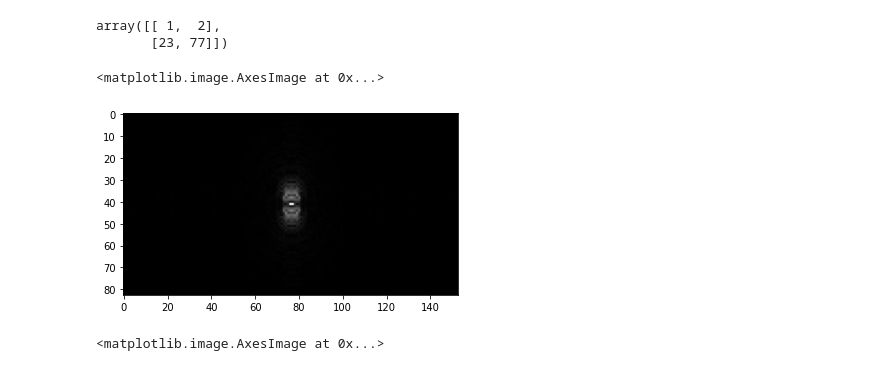
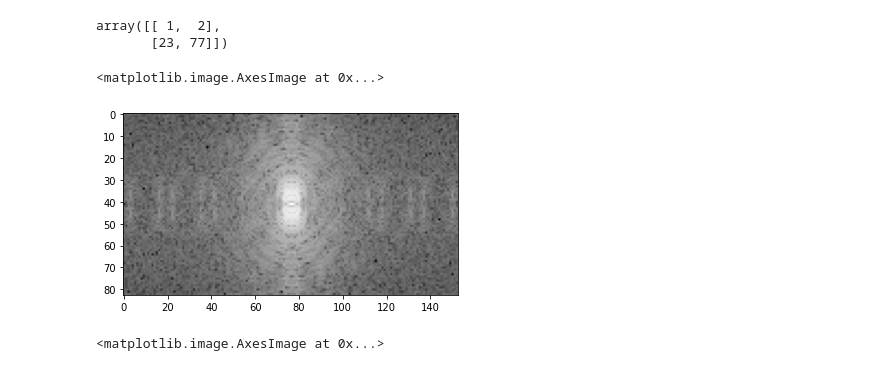
Before and after one commit to RInterested/MRI, a Jupyter notebook: MRI_Concepts.ipynb, the cells around one changed output. Drawn from its saved outputs; the diff is of its cells as text; code cells hidden in the pictures.

```diff
--- a/MRI_Concepts.ipynb
+++ b/MRI_Concepts.ipynb
@@ -201,11 +204,11 @@ array([[ 1,  2],
        [23, 77]])
 # %%
 mat2 = mat[:,np.arange(0,np.shape(mat)[1],2)] # Takes out every other col off the frequencies.
-freq2 = np.abs(mat2)
+freq2 = np.log(np.abs(mat2))
 plt.imshow(freq2, cmap='gray')
 # %% [output]
 <matplotlib.image.AxesImage at 0x...>
-[figure, old version]
+[figure, new version]
 # %%
 # inverse fft
 f_ishift2 = np.fft.ifftshift(mat2)
```
Also changed, not shown: parts of 4 cells of this notebook.
